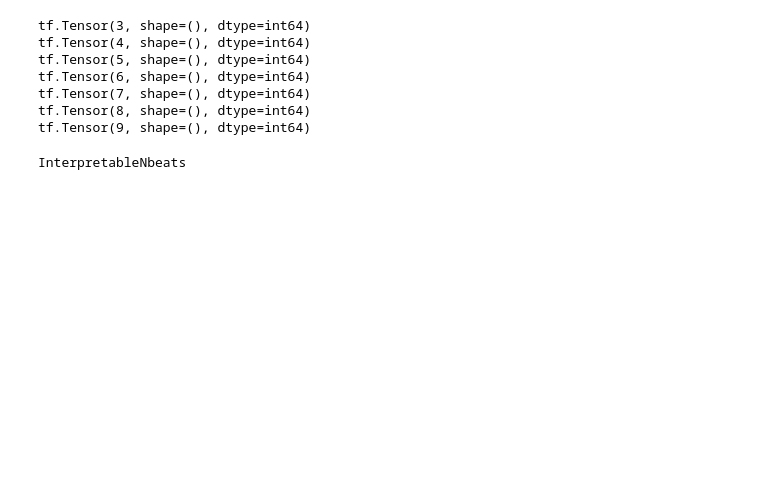
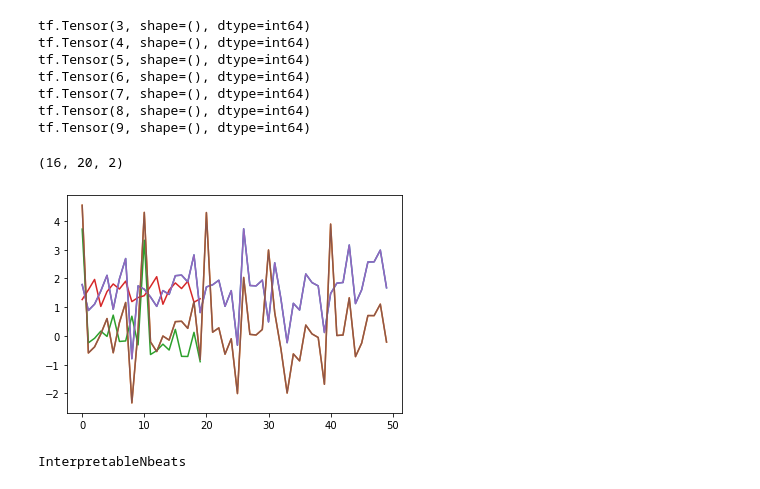
Before and after one commit to AutocoinLab/autopycoin, a Jupyter notebook: Untitled.ipynb, the cells around one changed output. Cells and saved outputs as stored; diff of their text form; code cells hidden in the pictures; blank space fills up the shorter version.

```diff
--- a/Untitled.ipynb
+++ b/Untitled.ipynb
@@ -41,10 +41,17 @@ model = create_interpretable_nbeats(label_width=w_oneshot.label_width,
                                      seasonality_n_neurons=16,
                                      drop_rate=0,
                                      share=True)
-model.compile(loss=QuantileLossError([0.2, 0.5, 0.8]))
-"""model.fit(x=w_oneshot.train.map(lambda x, y: (x, tf.transpose(y, perm=[2,0,1]))),
-          validation_data=w_oneshot.valid.map(lambda x, y: (x, tf.transpose(y, perm=[2,0,1]))), epochs=40)
-"""
+
+class Hierarchical(tf.keras.losses.Loss):
+    def call(self, y_true, y_pred):
+        y_pred = tf.convert_to_tensor_v2(y_pred)
+        y_pred = tf.reduce_sum(y_pred, axis=-1)
+        y_true = tf.cast(y_true, y_pred.dtype)
+        y_true = tf.reduce_sum(y_true, axis=-1)
+        return tf.reduce_mean(math_ops.square(y_pred - y_true), axis=-1)
+
+model.compile(loss=['mse', Hierarchical()])
+
 model.fit(x=w_oneshot.train,
           validation_data=w_oneshot.valid, epochs=150)
 # %% [output]
@@ -74,15 +88,18 @@ tf.Tensor(9, shape=(), dtype=int64)
 # %%
 import matplotlib.pyplot as plt
 
 for i, j in w_oneshot.train.take(1):
     preds = model.predict(i)
     print(preds.shape)
     plt.plot(i[0, :])
+
+    plt.plot(preds[0, :, 1])
     plt.plot(preds[0, :, 0])
-    plt.plot(preds[0, :, 1])
-    plt.plot(preds[0, :, 2])
     plt.plot(i[0, :])
     break
+# %% [output]
+(16, 20, 2)
+[figure, added]
 # %%
 for i in w_oneshot.test.take(1):
     print(i)
```
Also changed, not shown: parts of 1 cell of this notebook, 14 other files.
